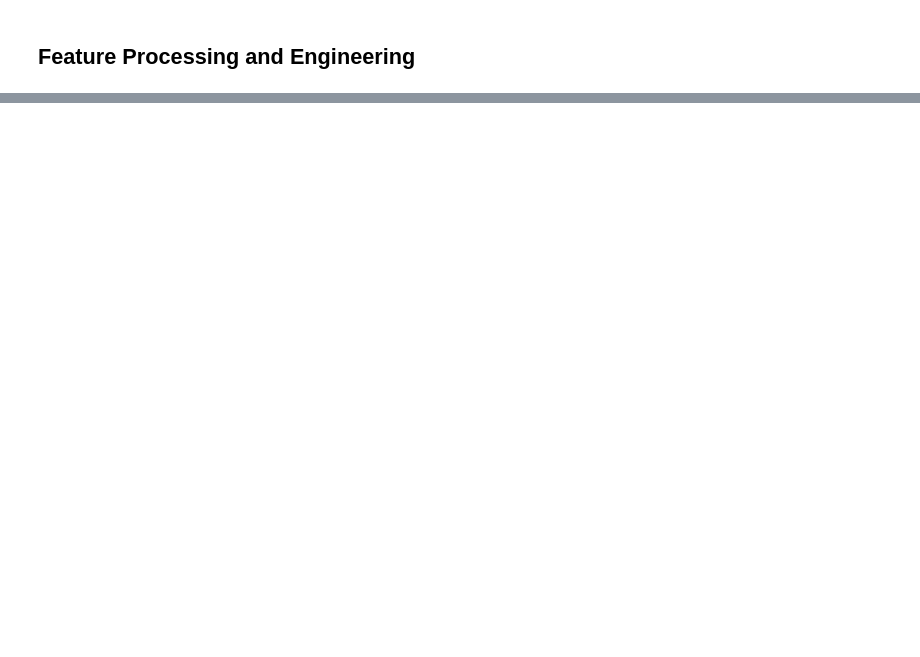
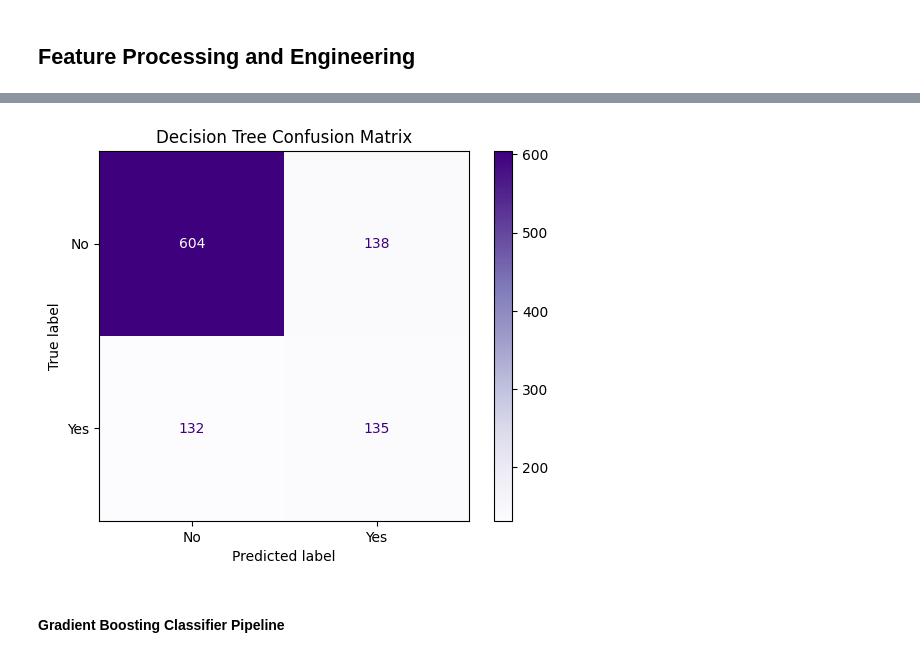
Before and after one commit to pk-aduyaw/Customer_Churn_Classification_Project, a Jupyter notebook: customer_churn_classification_model_project.ipynb, the cells around one changed output, grey strips where cells are left out. Saved outputs shown, nothing was run; the diff lists cells and outputs as text; code cells hidden in the pictures; blank space fills up the shorter version.

```diff
--- a/customer_churn_classification_model_project.ipynb
+++ b/customer_churn_classification_model_project.ipynb
@@ -665,0 +690,23 @@ plt.show()
+# %%
+class columnDropper(BaseEstimator, TransformerMixin):
+
+    def fit(self, X, y=None):
+        return self
+
+    def transform(self, X):
+        return X.drop(['customerID'], axis=1)
+
+
+
+class TotalCharges_cleaner(BaseEstimator, TransformerMixin):
+
+    def fit(self, X, y=None):
+        return self
+
+    def transform(self, X):
+        # Replace empty string with NA
+        X['TotalCharges'].replace(' ', np.nan, inplace=True)
+
+        # Convert the values in the Totalcharges column to a float
+        X['TotalCharges'] = X['TotalCharges'].transform(lambda x: float(x))
+        return X
@@ -665,0 +782,7 @@ plt.show()
+# %%
+decisionTree_pipeline = Pipeline([
+    ('preprocessor', full_pipeline),
+    ('classifier', DecisionTreeClassifier(random_state=0))
+])
+
+decisionTree_pipeline.fit(X_train, y_train_encoded)
@@ -665,0 +807,12 @@ plt.show()
+# %%
+dtc_y_pred = decisionTree_pipeline.predict(X_eval)
+dtc_report = classification_report(y_eval_encoded, dtc_y_pred)
+# %%
+dtc_cnf_matrix = confusion_matrix(y_eval_encoded, dtc_y_pred)
+disp = ConfusionMatrixDisplay(dtc_cnf_matrix,display_labels=['No', 'Yes'])
+disp.plot(cmap='Purples')
+plt.title('Decision Tree Confusion Matrix');
+# %% [output]
+[figure, added]
+# %% [markdown]
+#### Gradient Boosting Classifier Pipeline
```
Also changed, not shown: parts of 101 cells of this notebook.
